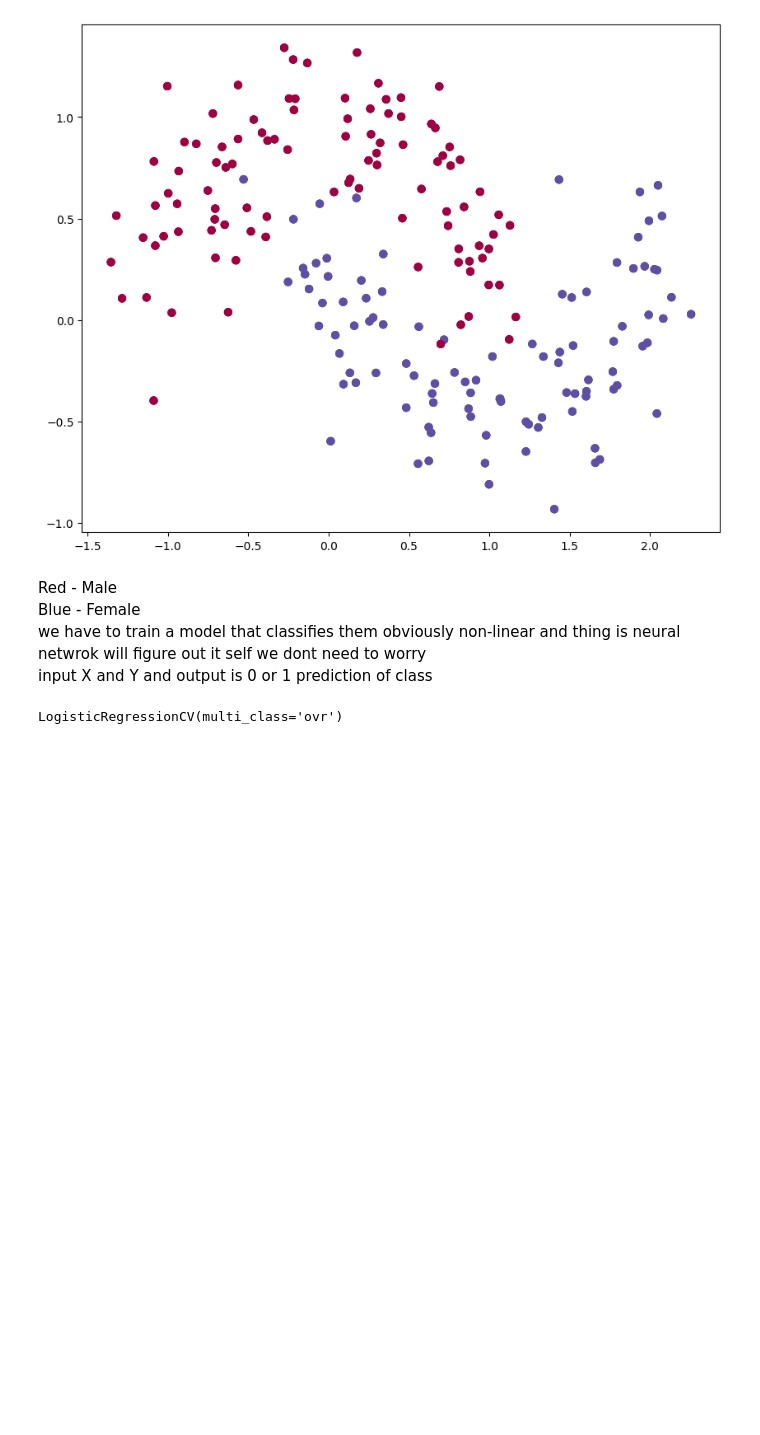
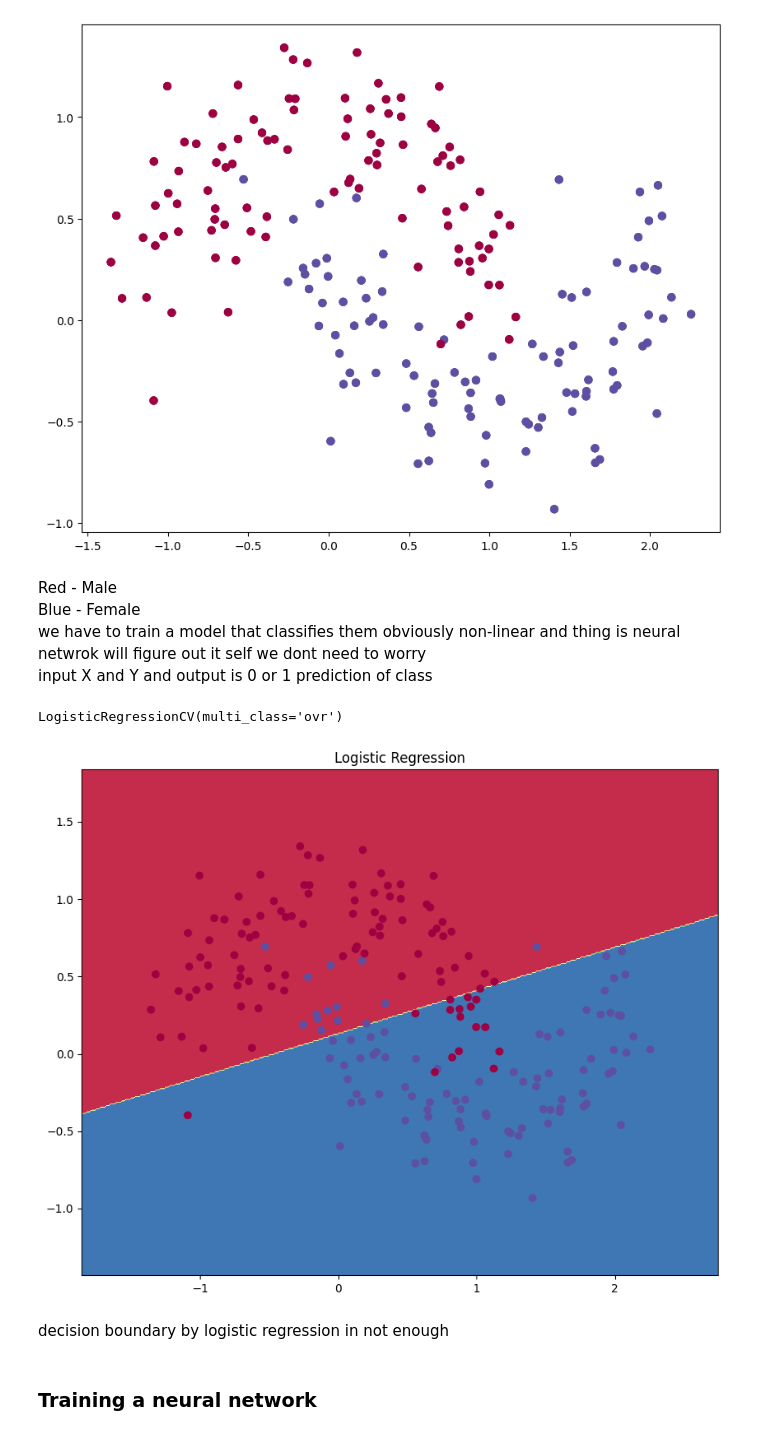
Before and after one commit to Sakshamroy/Deep_Learning-, a Jupyter notebook: NN_sctrach.ipynb, the cells around one changed output. Cells and saved outputs as stored; diff of their text form; code cells hidden in the pictures; blank space fills up the shorter version.

```diff
--- a/NN_sctrach.ipynb
+++ b/NN_sctrach.ipynb
@@ -35,3 +35,35 @@ clf.fit(X, y)
 LogisticRegressionCV(multi_class='ovr')
 # %%
 #now to plot descision boundaries
+"""
+here we are plotting  a decision boundary
+prediction from every data points and check weather its 0 or 1 and then we plot a decsion boundary
+"""
+def plot_decision_boundary(pred_func):
+   #finding max and min value of data set for plotting boundaries and adding some padding
+    x_min, x_max = X[:, 0].min() - .5, X[:, 0].max() + 0.5
+    y_min, y_max = X[:, 1].min() - .5, X[:, 1].max() + 0.5
+
+    #creating a square grid
+    h = 0.01 #gap between each grid step size = 0.01 thats high resulation
+    xx, yy = np.meshgrid(np.arange(x_min, x_max, h), np.arange(y_min, y_max, h ))
+
+    Z = pred_func(np.c_[xx.ravel(), yy.ravel()])
+    Z = Z.reshape(xx.shape)
+    #np.c_ = combine grid into (x,y) pairs
+    #xx.ravel(), yy.ravel() → grid ko flat list me convert
+
+    #ploting decision boundaries
+    plt.contourf(xx, yy, Z, cmap=plt.cm.Spectral)
+    plt.scatter(X[:, 0], X[:,1], c=y, cmap=plt.cm.Spectral)
+    #this will fill region in colors for different class different colour
+# %%
+plot_decision_boundary(lambda x: clf.predict(x))
+plt.title("Logistic Regression")
+plt.show()
+# %% [output]
+[figure, added]
+# %% [markdown]
+decision boundary by logistic regression in not enough
+# %% [markdown]
+<h3>Training a neural network </h3>
```
